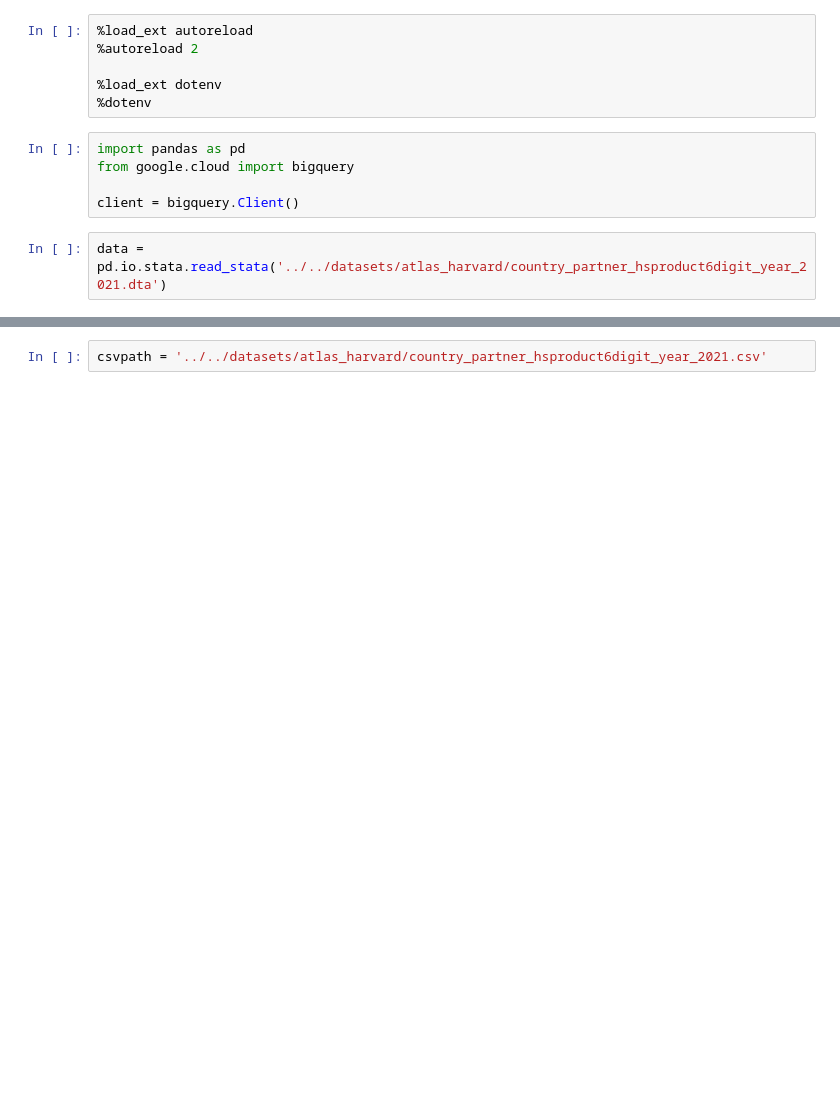
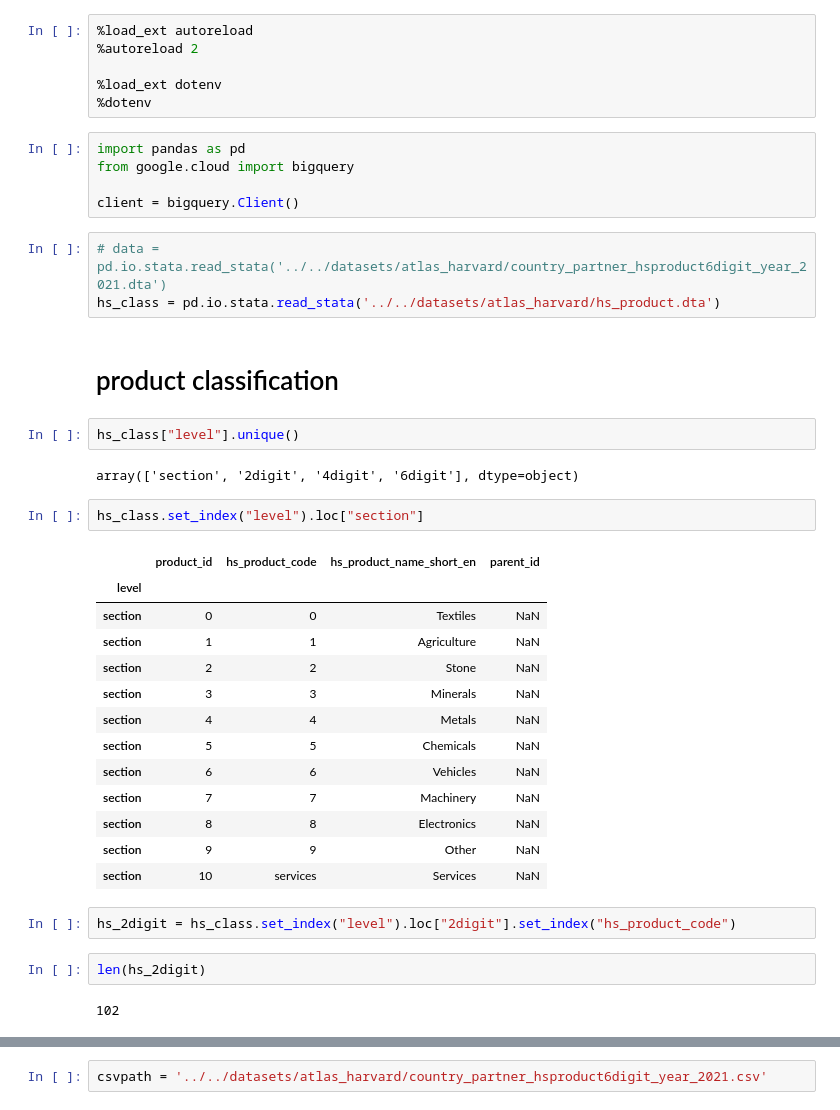
Before and after one commit to mirthbottle/trader_buddy, a Jupyter notebook: jupyter-notebooks/AtlasHarvard.ipynb, the cells around one changed output, grey strips where cells are left out. Saved outputs shown, nothing was run; the diff lists cells and outputs as text; blank space fills up the shorter version.

```diff
--- a/jupyter-notebooks/AtlasHarvard.ipynb
+++ b/jupyter-notebooks/AtlasHarvard.ipynb
@@ -10,4 +10,33 @@ from google.cloud import bigquery
 
 client = bigquery.Client()
 # %%
-data = pd.io.stata.read_stata('../../datasets/atlas_harvard/country_partner_hsproduct6digit_year_2021.dta')
+# data = pd.io.stata.read_stata('../../datasets/atlas_harvard/country_partner_hsproduct6digit_year_2021.dta')
+hs_class = pd.io.stata.read_stata('../../datasets/atlas_harvard/hs_product.dta')
+# %% [markdown]
+# product classification
+# %%
+hs_class["level"].unique()
+# %% [output]
+array(['section', '2digit', '4digit', '6digit'], dtype=object)
+# %%
+hs_class.set_index("level").loc["section"]
+# %% [output]
+|  | product_id | hs_product_code | hs_product_name_short_en | parent_id |
+| level |  |  |  |  |
+| section | 0 | 0 | Textiles | NaN |
+| section | 1 | 1 | Agriculture | NaN |
+| section | 2 | 2 | Stone | NaN |
+| section | 3 | 3 | Minerals | NaN |
+| section | 4 | 4 | Metals | NaN |
+| section | 5 | 5 | Chemicals | NaN |
+| section | 6 | 6 | Vehicles | NaN |
+| section | 7 | 7 | Machinery | NaN |
+| section | 8 | 8 | Electronics | NaN |
+| section | 9 | 9 | Other | NaN |
+| section | 10 | services | Services | NaN |
+# %%
+hs_2digit = hs_class.set_index("level").loc["2digit"].set_index("hs_product_code")
+# %%
+len(hs_2digit)
+# %% [output]
+102
```
Also changed, not shown: parts of 11 cells of this notebook.
